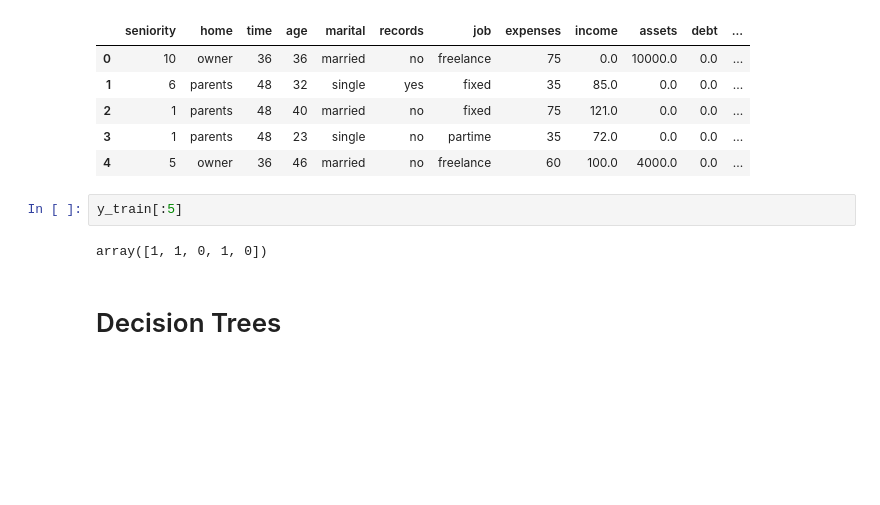
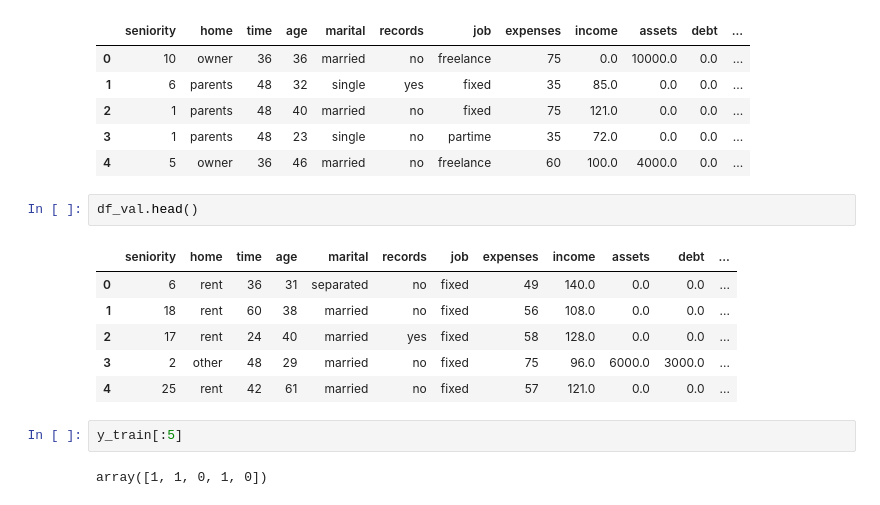
Before and after one commit to kasteion/ml-zoomcamp-2024, a Jupyter notebook: 06-decision-trees/06-decision-trees-and-ensemble-learning.ipynb, the cells around one changed output. Cells and saved outputs as stored; diff of their text form; blank space fills up the shorter version.

Commit message:
(module-6) decision trees

```diff
--- a/06-decision-trees/06-decision-trees-and-ensemble-learning.ipynb
+++ b/06-decision-trees/06-decision-trees-and-ensemble-learning.ipynb
@@ -163,9 +163,16 @@ df_train.head()
 | 2 | 1 | parents | 48 | 40 | married | no | fixed | 75 | 121.0 | 0.0 | 0.0 | ... |
 | 3 | 1 | parents | 48 | 23 | single | no | partime | 35 | 72.0 | 0.0 | 0.0 | ... |
 | 4 | 5 | owner | 36 | 46 | married | no | freelance | 60 | 100.0 | 4000.0 | 0.0 | ... |
+# %%
+df_val.head()
+# %% [output]
+|  | seniority | home | time | age | marital | records | job | expenses | income | assets | debt | ... |
+| 0 | 6 | rent | 36 | 31 | separated | no | fixed | 49 | 140.0 | 0.0 | 0.0 | ... |
+| 1 | 18 | rent | 60 | 38 | married | no | fixed | 56 | 108.0 | 0.0 | 0.0 | ... |
+| 2 | 17 | rent | 24 | 40 | married | yes | fixed | 58 | 128.0 | 0.0 | 0.0 | ... |
+| 3 | 2 | other | 48 | 29 | married | no | fixed | 75 | 96.0 | 6000.0 | 3000.0 | ... |
+| 4 | 25 | rent | 42 | 61 | married | no | fixed | 57 | 121.0 | 0.0 | 0.0 | ... |
 # %%
 y_train[:5]
 # %% [output]
 array([1, 1, 0, 1, 0])
-# %% [markdown]
-# Decision Trees
```
Also changed, not shown: parts of 20 cells of this notebook.
